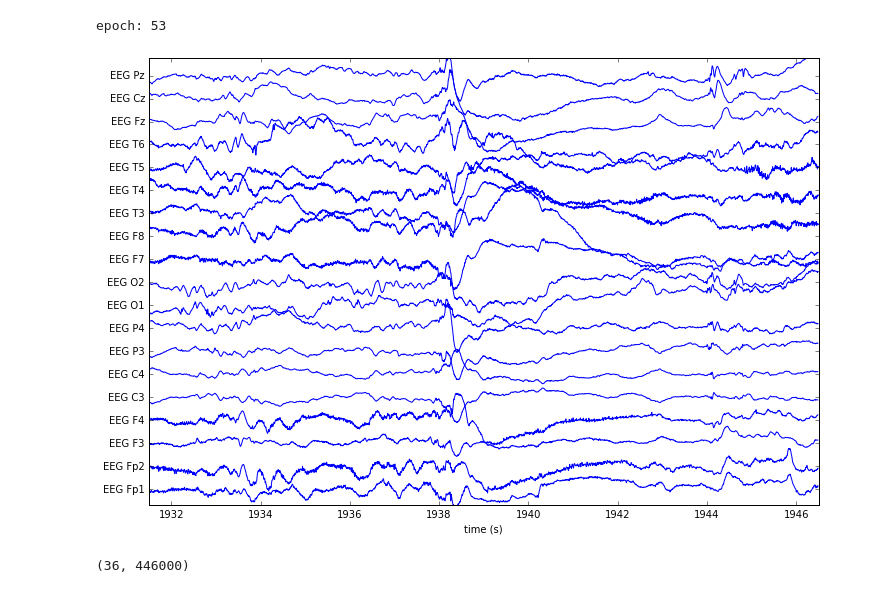
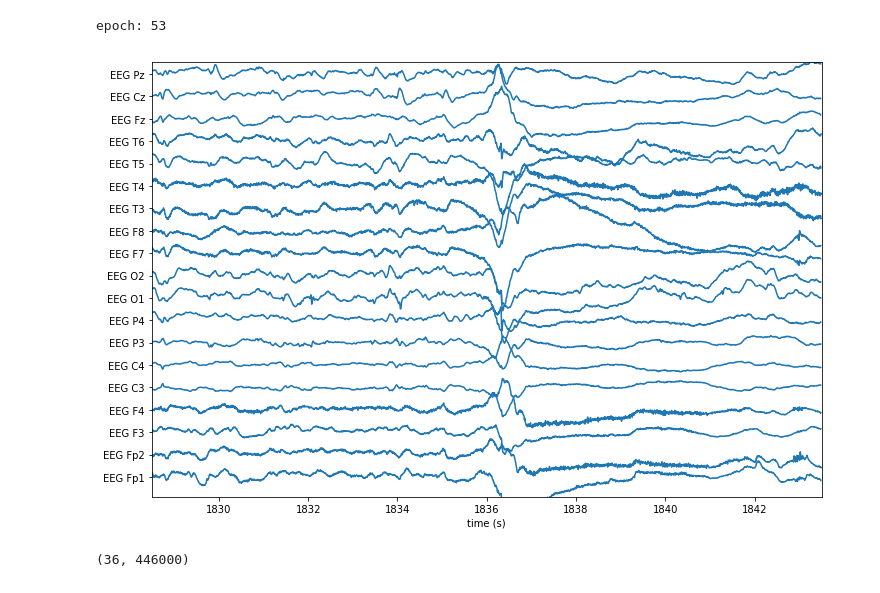
Before and after one commit to eegml/eeghdf, a Jupyter notebook: notebooks/vizSpasm.ipynb, the cells around one changed output. Drawn from its saved outputs; the diff is of its cells as text; code cells hidden in the pictures.

Commit message:
update to use centered show, and archive

```diff
--- a/notebooks/vizSpasm.ipynb
+++ b/notebooks/vizSpasm.ipynb
@@ -82,12 +82,12 @@ print("epoch:", epoch)
 epoch: 53
 # %%
 # search identified spasms at 1836, 1871, 1901, 1939
-stacklineplot.show_epoch_centered(signals, 1939,
+stacklineplot.show_epoch_centered(signals, 1836,
                         epoch_width_sec=15,
                         chstart=0, chstop=19, fs=rec.attrs['sample_frequency'],
                         ylabels=electrode_labels, yscale=3.0)
 # %% [output]
-[figure, old version]
+[figure, new version]
 # %%
 annot = rec['edf_annotations']
 #print(list(annot.items()))
```
Also changed, not shown: parts of 1 cell of this notebook, 2 other files.
